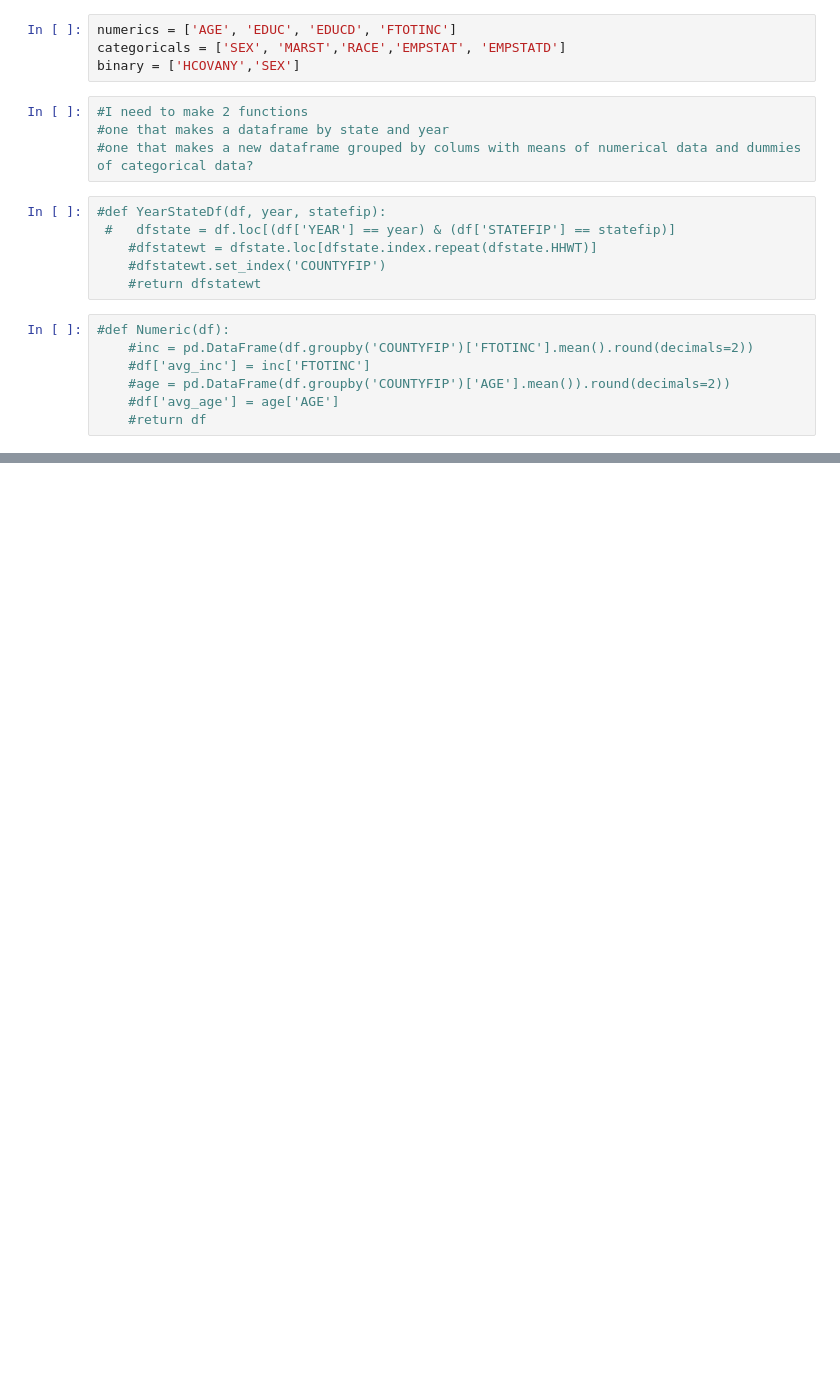
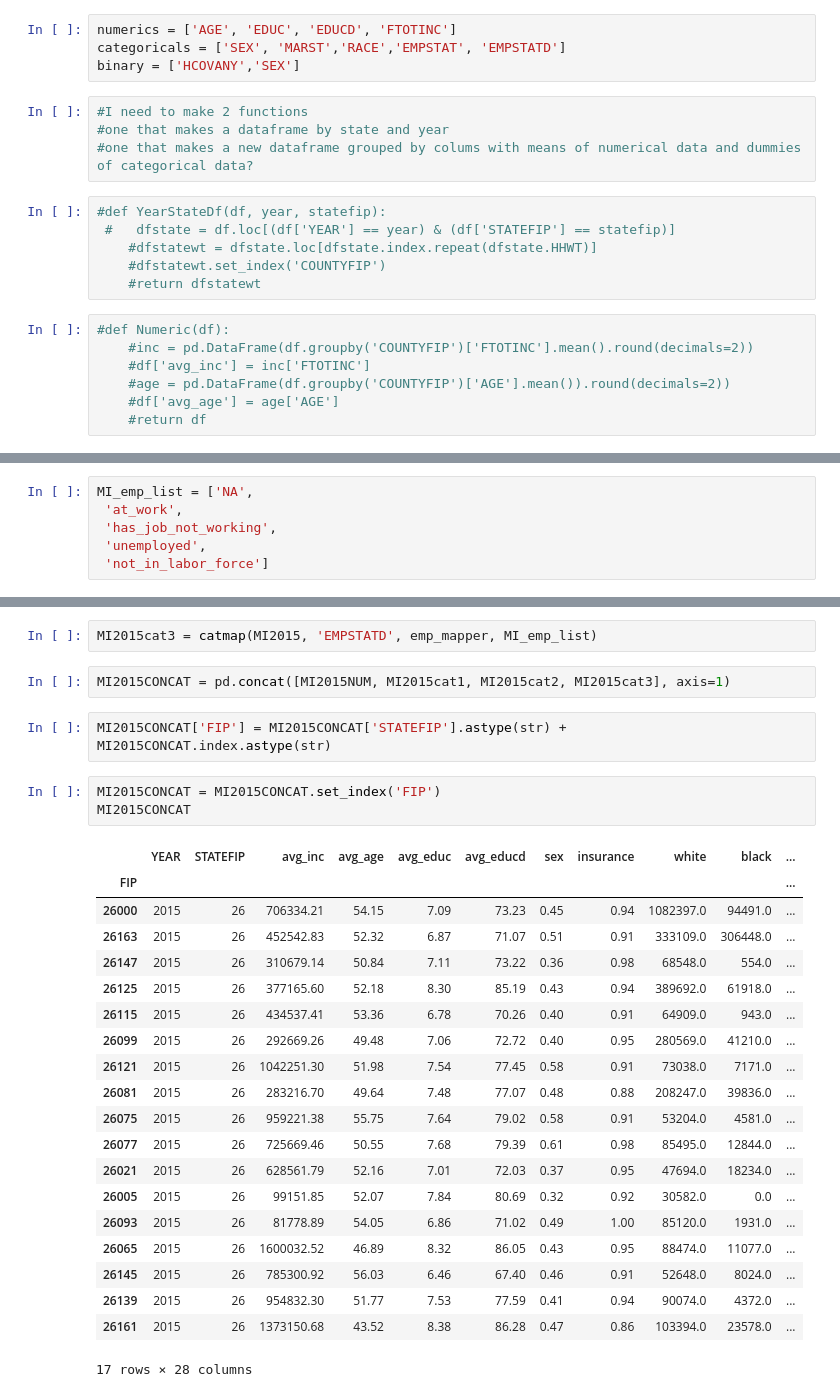
Before and after one commit to john-c-simmons/pres_election, a Jupyter notebook: notebooks/cc/Census_Data.ipynb, the cells around one changed output, grey strips where cells are left out. Drawn from its saved outputs; the diff is of its cells as text; blank space fills up the shorter version.

```diff
--- a/notebooks/cc/Census_Data.ipynb
+++ b/notebooks/cc/Census_Data.ipynb
@@ -416,0 +617,6 @@ binary = ['HCOVANY','SEX']
+# %%
+MI_emp_list = ['NA',
+ 'at_work',
+ 'has_job_not_working',
+ 'unemployed',
+ 'not_in_labor_force']
@@ -416,0 +632,30 @@ binary = ['HCOVANY','SEX']
+# %%
+MI2015cat3 = catmap(MI2015, 'EMPSTATD', emp_mapper, MI_emp_list)
+# %%
+MI2015CONCAT = pd.concat([MI2015NUM, MI2015cat1, MI2015cat2, MI2015cat3], axis=1)
+# %%
+MI2015CONCAT['FIP'] = MI2015CONCAT['STATEFIP'].astype(str) + MI2015CONCAT.index.astype(str)
+# %%
+MI2015CONCAT = MI2015CONCAT.set_index('FIP')
+MI2015CONCAT
+# %% [output]
+|  | YEAR | STATEFIP | avg_inc | avg_age | avg_educ | avg_educd | sex | insurance | white | black | ... |
+| FIP |  |  |  |  |  |  |  |  |  |  | ... |
+| 26000 | 2015 | 26 | 706334.21 | 54.15 | 7.09 | 73.23 | 0.45 | 0.94 | 1082397.0 | 94491.0 | ... |
+| 26163 | 2015 | 26 | 452542.83 | 52.32 | 6.87 | 71.07 | 0.51 | 0.91 | 333109.0 | 306448.0 | ... |
+| 26147 | 2015 | 26 | 310679.14 | 50.84 | 7.11 | 73.22 | 0.36 | 0.98 | 68548.0 | 554.0 | ... |
+| 26125 | 2015 | 26 | 377165.60 | 52.18 | 8.30 | 85.19 | 0.43 | 0.94 | 389692.0 | 61918.0 | ... |
+| 26115 | 2015 | 26 | 434537.41 | 53.36 | 6.78 | 70.26 | 0.40 | 0.91 | 64909.0 | 943.0 | ... |
+| 26099 | 2015 | 26 | 292669.26 | 49.48 | 7.06 | 72.72 | 0.40 | 0.95 | 280569.0 | 41210.0 | ... |
+| 26121 | 2015 | 26 | 1042251.30 | 51.98 | 7.54 | 77.45 | 0.58 | 0.91 | 73038.0 | 7171.0 | ... |
+| 26081 | 2015 | 26 | 283216.70 | 49.64 | 7.48 | 77.07 | 0.48 | 0.88 | 208247.0 | 39836.0 | ... |
+| 26075 | 2015 | 26 | 959221.38 | 55.75 | 7.64 | 79.02 | 0.58 | 0.91 | 53204.0 | 4581.0 | ... |
+| 26077 | 2015 | 26 | 725669.46 | 50.55 | 7.68 | 79.39 | 0.61 | 0.98 | 85495.0 | 12844.0 | ... |
+| 26021 | 2015 | 26 | 628561.79 | 52.16 | 7.01 | 72.03 | 0.37 | 0.95 | 47694.0 | 18234.0 | ... |
+| 26005 | 2015 | 26 | 99151.85 | 52.07 | 7.84 | 80.69 | 0.32 | 0.92 | 30582.0 | 0.0 | ... |
+| 26093 | 2015 | 26 | 81778.89 | 54.05 | 6.86 | 71.02 | 0.49 | 1.00 | 85120.0 | 1931.0 | ... |
+| 26065 | 2015 | 26 | 1600032.52 | 46.89 | 8.32 | 86.05 | 0.43 | 0.95 | 88474.0 | 11077.0 | ... |
+| 26145 | 2015 | 26 | 785300.92 | 56.03 | 6.46 | 67.40 | 0.46 | 0.91 | 52648.0 | 8024.0 | ... |
+| 26139 | 2015 | 26 | 954832.30 | 51.77 | 7.53 | 77.59 | 0.41 | 0.94 | 90074.0 | 4372.0 | ... |
+| 26161 | 2015 | 26 | 1373150.68 | 43.52 | 8.38 | 86.28 | 0.47 | 0.86 | 103394.0 | 23578.0 | ... |
+17 rows × 28 columns
```
Also changed, not shown: parts of 66 cells of this notebook, 4 other files.
